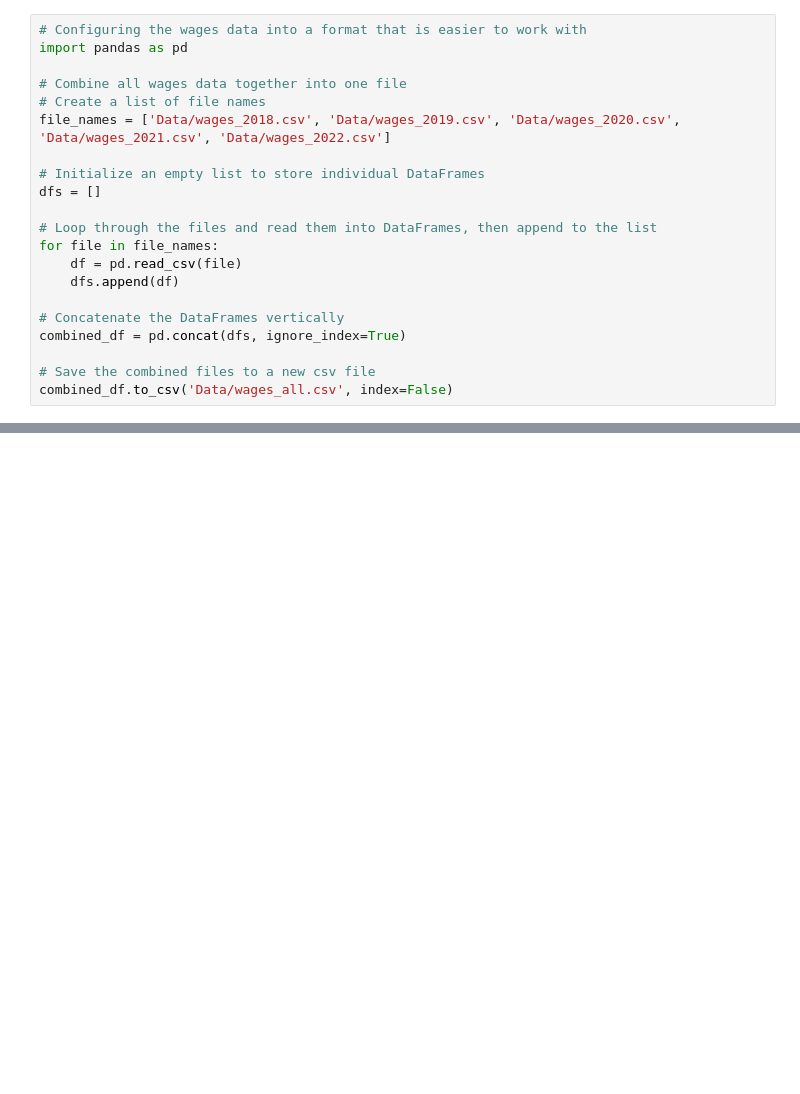
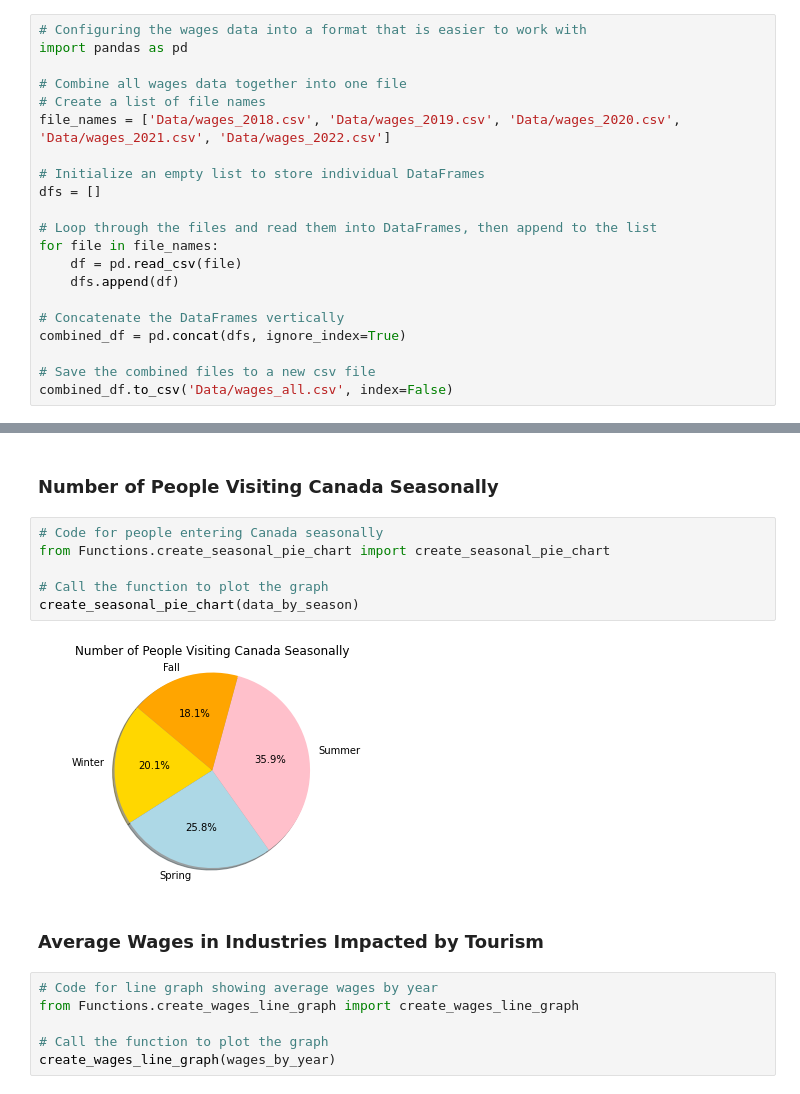
Before and after one commit to isabelconklin/ENDG310-Project-1-F2023, a Jupyter notebook: Project_1_Notebook.ipynb, the cells around one changed output, grey strips where cells are left out. Cells and saved outputs as stored; diff of their text form; blank space fills up the shorter version.

```diff
--- a/Project_1_Notebook.ipynb
+++ b/Project_1_Notebook.ipynb
@@ -81,0 +118,18 @@ combined_df.to_csv('Data/wages_all.csv', index=False)
+# %% [markdown]
+### Number of People Visiting Canada Seasonally
+# %%
+# Code for people entering Canada seasonally
+from Functions.create_seasonal_pie_chart import create_seasonal_pie_chart
+
+# Call the function to plot the graph
+create_seasonal_pie_chart(data_by_season)
+# %% [output]
+[figure, added]
+# %% [markdown]
+### Average Wages in Industries Impacted by Tourism
+# %%
+# Code for line graph showing average wages by year
+from Functions.create_wages_line_graph import create_wages_line_graph
+
+# Call the function to plot the graph
+create_wages_line_graph(wages_by_year)
```
Also changed, not shown: parts of 9 cells of this notebook, 6 other files.
